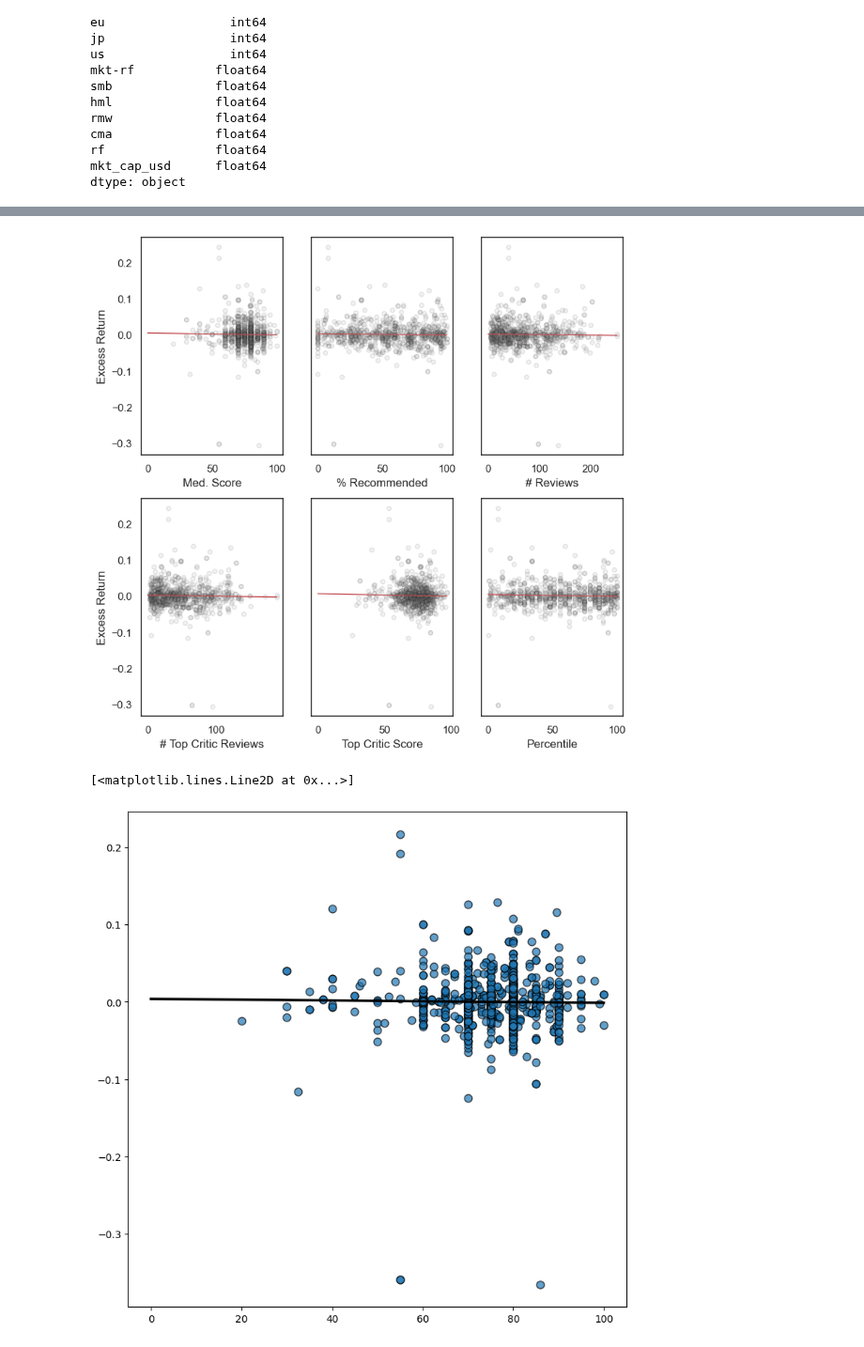
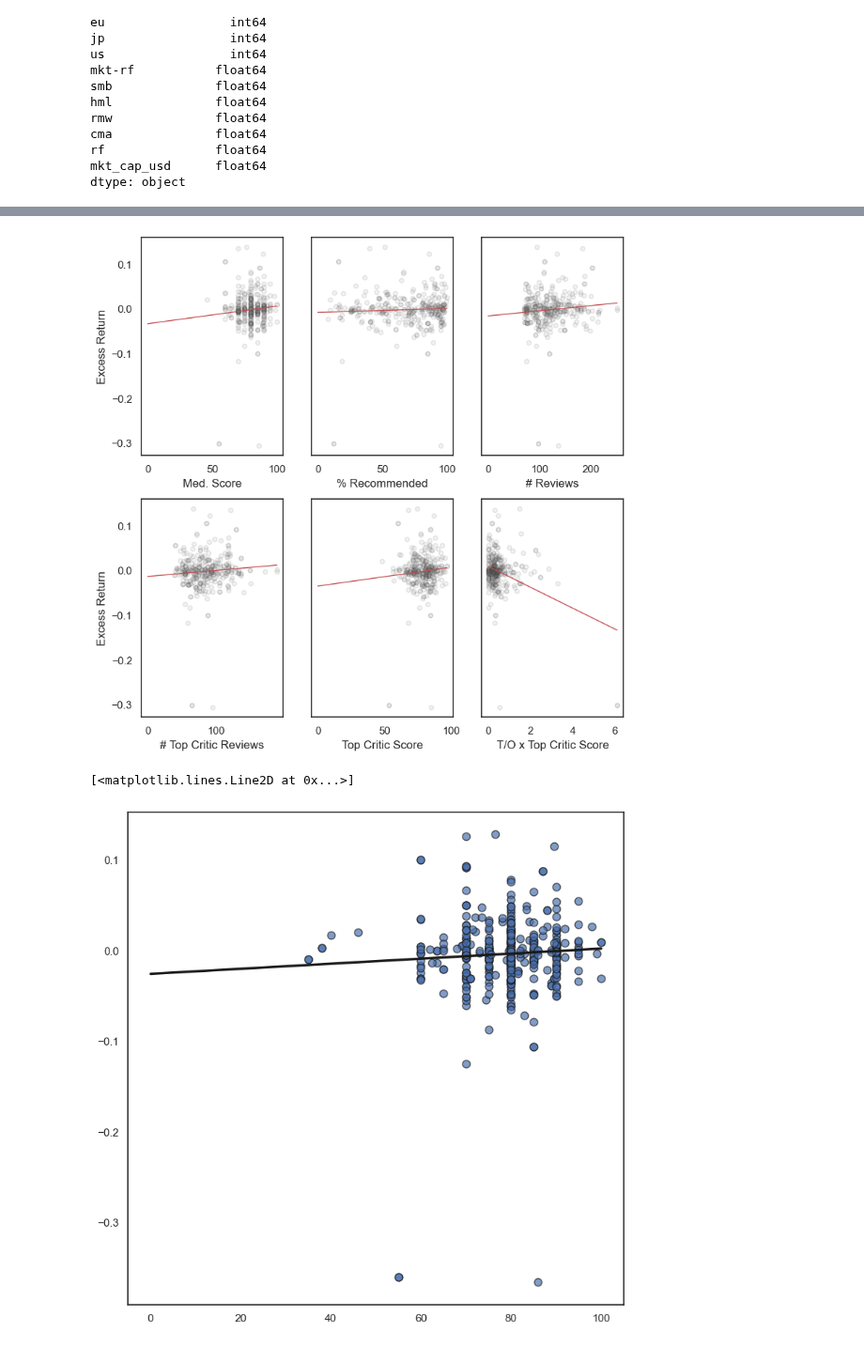
Before and after one commit to c0nn0rstevens/video-game-review-scores-returns-thesis, a Jupyter notebook: cross_sectional_regressions.ipynb, the cells around one changed output, grey strips where cells are left out. Shown at 94% size. Saved outputs shown, nothing was run; the diff lists cells and outputs as text; code cells hidden in the pictures.

```diff
--- a/cross_sectional_regressions.ipynb
+++ b/cross_sectional_regressions.ipynb
@@ -106,6 +106,13 @@ games_returns_release_df[['mature',
                           'eu',
                           'jp',
                           'us']].astype(int)
+# %%
+games_returns_release_df['sizeMedianScore'] = games_returns_release_df['mkt_cap_usd'] * games_returns_release_df['medianScore']
+games_returns_release_df['turnoverMedianScore'] = games_returns_release_df['volume_to_shares_outstanding'] * games_returns_release_df['medianScore']
+games_returns_release_df['sizeTopCriticScore'] = games_returns_release_df['mkt_cap_usd'] * games_returns_release_df['topCriticScore']
+games_returns_release_df['turnoverTopCriticScore'] = games_returns_release_df['volume_to_shares_outstanding'] * games_returns_release_df['topCriticScore']
+games_returns_release_df['numMedianScore'] = games_returns_release_df['numTopCriticReviews'] * games_returns_release_df['topCriticScore']
+games_returns_release_df['numTopCriticScore'] = games_returns_release_df['numReviews'] * games_returns_release_df['medianScore']
 # %%
 # Plot missing data.
 %matplotlib inline
@@ -254,7 +263,7 @@ def subplot_common_y(df, dependent_var, independent_vars, num_columns, y_label,
     fig.savefig('review_metrics_regression_plots.png')
 # %%
 subplot_common_y(
-    df=games_returns_release_df[(games_returns_release_df['excess_return'] < 3.5) & (games_returns_release_df['numReviews'] > 3)],
+    df=games_returns_release_df[(games_returns_release_df['excess_return'] < 3.5) & (games_returns_release_df['numReviews'] > 70)],
     dependent_var='excess_return',
     independent_vars=[
         'medianScore',
@@ -262,7 +271,7 @@ subplot_common_y(
         'numReviews',
         'numTopCriticReviews',
         'topCriticScore',
-        'percentile'
+        'turnoverTopCriticScore'
         ],
     num_columns=3,
     x_labels =[
@@ -271,37 +280,37 @@ subplot_common_y(
         '# Reviews',
         '# Top Critic Reviews',
         'Top Critic Score',
-        'Percentile'
+        'T/O x Top Critic Score'
         ],
     y_label='Excess Return'
   )
 # %% [output]
-[figure, old version]
+[figure, new version]
 # %%
 # Generate data
-data_df = games_returns_release_df[(games_returns_release_df['excess_return'] < 3.5) & (games_returns_release_df['numReviews'] > 10)]
+data_df = games_returns_release_df[(games_returns_release_df['excess_return'] < 3.5) & (games_returns_release_df['numTopCriticReviews'] > 40)]
 x = data_df['medianScore']
 y = np.log(data_df['excess_return'] + 1)
 
 # Initialize layout
 fig, ax = plt.subplots(figsize = (9, 9))
 
 # Add scatterplot
 ax.scatter(x, y, s=60, alpha=0.7, edgecolors="k")
 
 # Fit linear regression via least squares with numpy.polyfit
 # It returns an slope (b) and intercept (a)
 # deg=1 means linear fit (i.e. polynomial of degree 1)
 b, a = np.polyfit(x, y, deg=1)
 
 # Create sequence of 100 numbers from 0 to 100
 xseq = np.linspace(0, max(x), num=100)
 
 # Plot regression line
 ax.plot(xseq, a + b * xseq, color="k", lw=2.5)
 # %% [output]
 [<matplotlib.lines.Line2D at 0x...>]
-[figure, old version]
+[figure, new version]
 # %%
 corr_matrix = games_returns_release_df[['mature',
                           'single_player',
```
Also changed, not shown: parts of 25 cells of this notebook, 2 other files.
